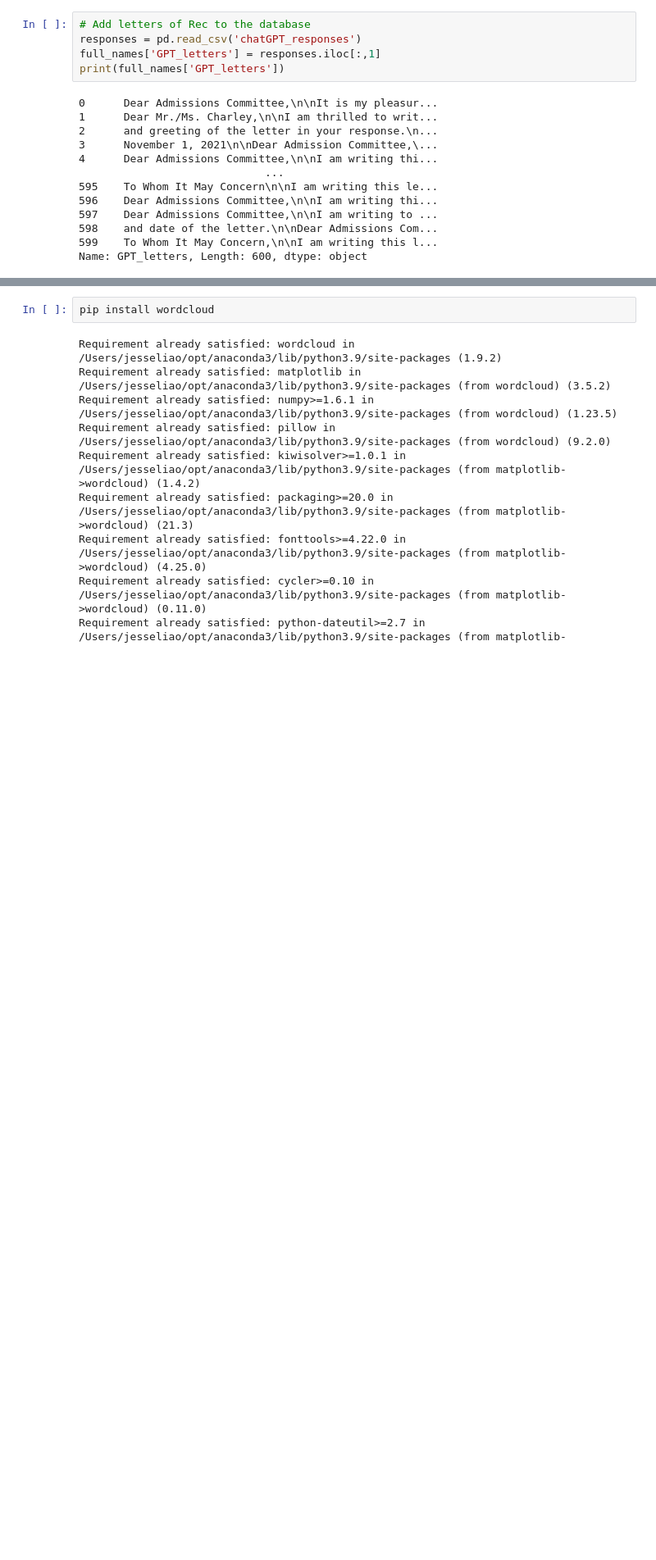
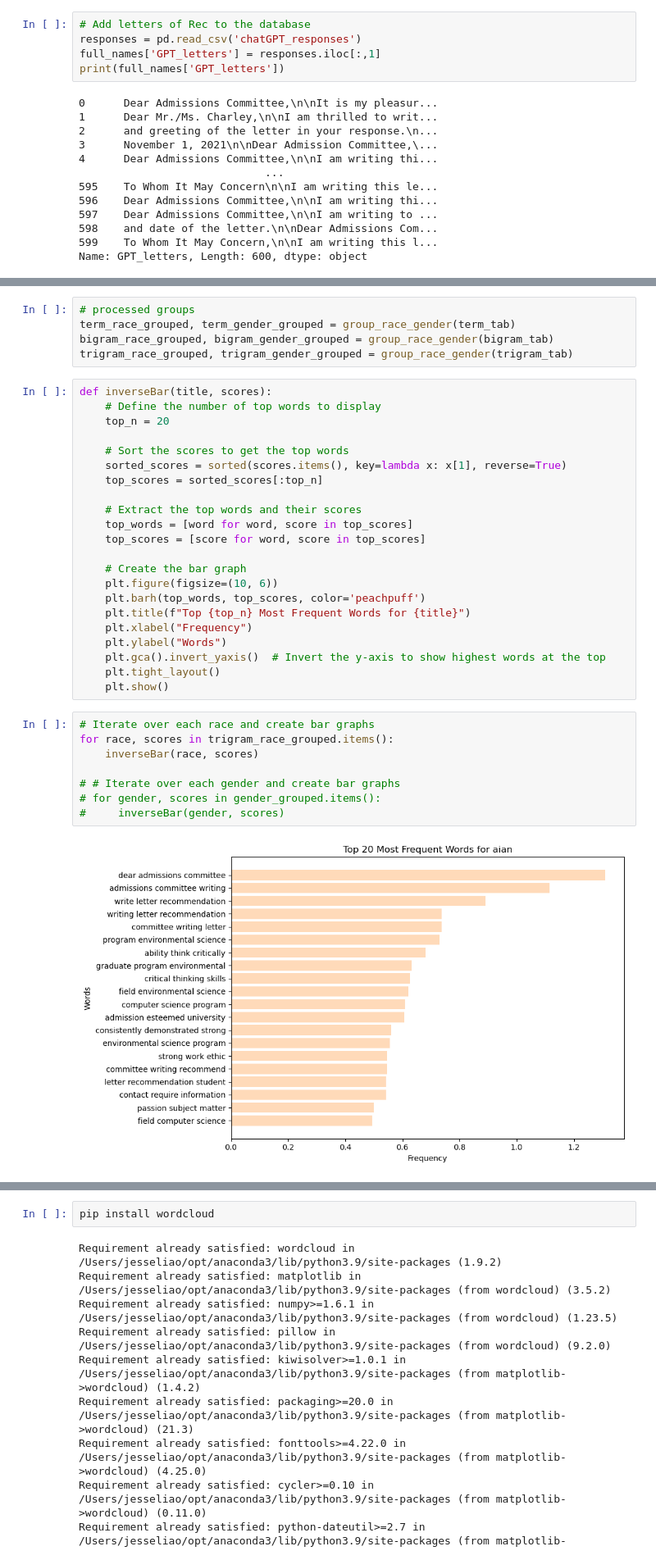
Before and after one commit to wohmas/Group13_Project, a Jupyter notebook: Project.ipynb, the cells around one changed output, grey strips where cells are left out. Shown at 82% size. Cells and saved outputs as stored; diff of their text form; blank space fills up the shorter version.

Commit message:
bigram and trigram

```diff
--- a/Project.ipynb
+++ b/Project.ipynb
@@ -156,0 +194,37 @@ for gender, group in grouped:
+# %%
+# processed groups
+term_race_grouped, term_gender_grouped = group_race_gender(term_tab)
+bigram_race_grouped, bigram_gender_grouped = group_race_gender(bigram_tab)
+trigram_race_grouped, trigram_gender_grouped = group_race_gender(trigram_tab)
+# %%
+def inverseBar(title, scores):
+    # Define the number of top words to display
+    top_n = 20
+
+    # Sort the scores to get the top words
+    sorted_scores = sorted(scores.items(), key=lambda x: x[1], reverse=True)
+    top_scores = sorted_scores[:top_n]
+
+    # Extract the top words and their scores
+    top_words = [word for word, score in top_scores]
+    top_scores = [score for word, score in top_scores]
+
+    # Create the bar graph
+    plt.figure(figsize=(10, 6))
+    plt.barh(top_words, top_scores, color='peachpuff')
+    plt.title(f"Top {top_n} Most Frequent Words for {title}")
+    plt.xlabel("Frequency")
+    plt.ylabel("Words")
+    plt.gca().invert_yaxis()  # Invert the y-axis to show highest words at the top
+    plt.tight_layout()
+    plt.show()
+# %%
+# Iterate over each race and create bar graphs
+for race, scores in trigram_race_grouped.items():
+    inverseBar(race, scores)
+
+# # Iterate over each gender and create bar graphs
+# for gender, scores in gender_grouped.items():
+#     inverseBar(gender, scores)
+# %% [output]
+[figure, added]
```
Also changed, not shown: parts of 8 cells of this notebook.
